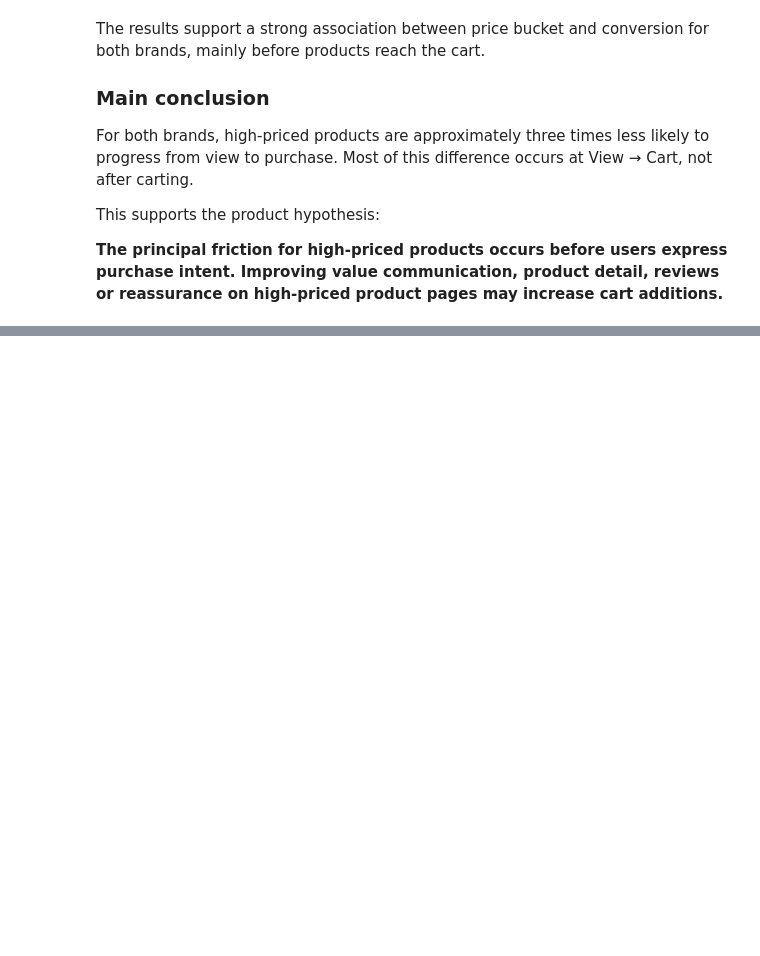
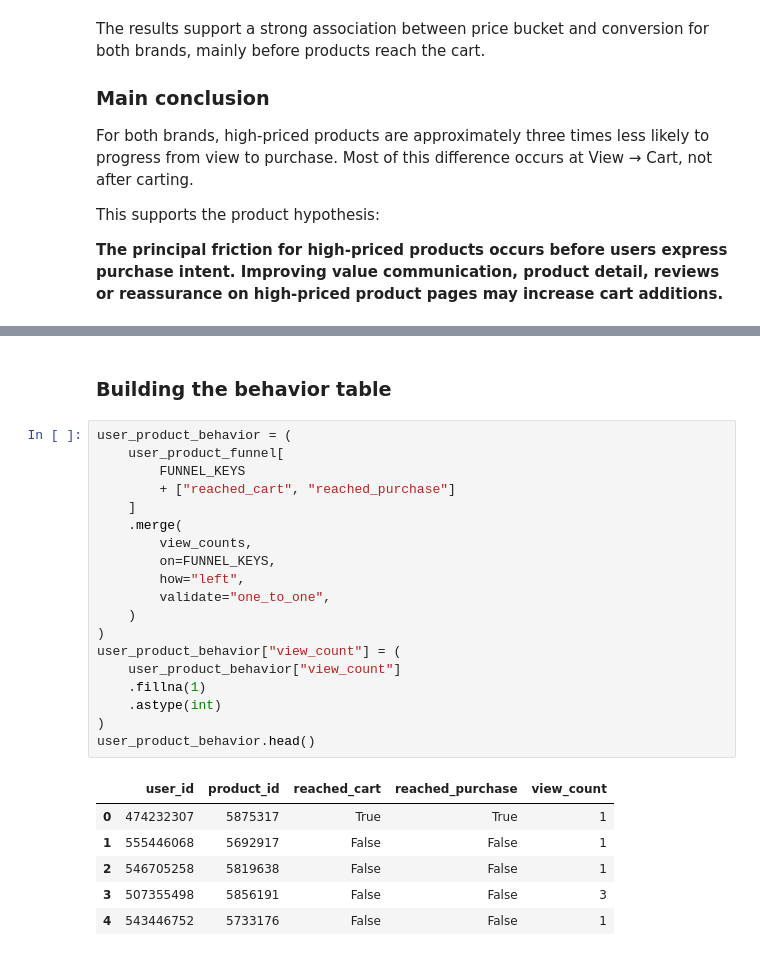
Before and after one commit to moriyuko/ecommerce-product-analysis, a Jupyter notebook: notebook.ipynb, the cells around one changed output, grey strips where cells are left out. Cells and saved outputs as stored; diff of their text form; blank space fills up the shorter version.

```diff
--- a/notebook.ipynb
+++ b/notebook.ipynb
@@ -2475,0 +2515,28 @@ This supports the product hypothesis:
+# %% [markdown]
+### Building the behavior table
+# %%
+user_product_behavior = (
+    user_product_funnel[
+        FUNNEL_KEYS
+        + ["reached_cart", "reached_purchase"]
+    ]
+    .merge(
+        view_counts,
+        on=FUNNEL_KEYS,
+        how="left",
+        validate="one_to_one",
+    )
+)
+user_product_behavior["view_count"] = (
+    user_product_behavior["view_count"]
+    .fillna(1)
+    .astype(int)
+)
+user_product_behavior.head()
+# %% [output]
+|  | user_id | product_id | reached_cart | reached_purchase | view_count |
+| 0 | 474232307 | 5875317 | True | True | 1 |
+| 1 | 555446068 | 5692917 | False | False | 1 |
+| 2 | 546705258 | 5819638 | False | False | 1 |
+| 3 | 507355498 | 5856191 | False | False | 3 |
+| 4 | 543446752 | 5733176 | False | False | 1 |
```
Also changed, not shown: parts of 26 cells of this notebook.
